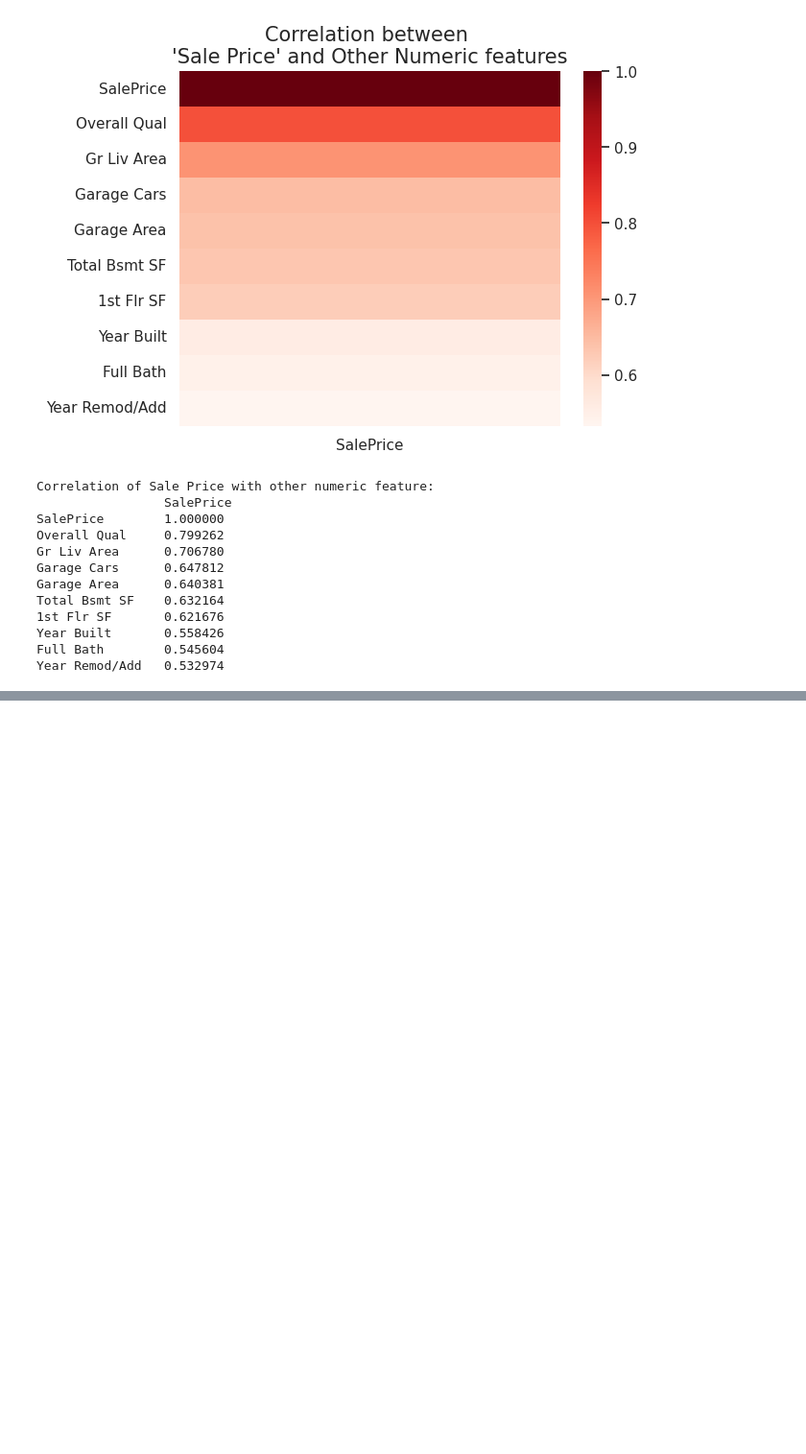
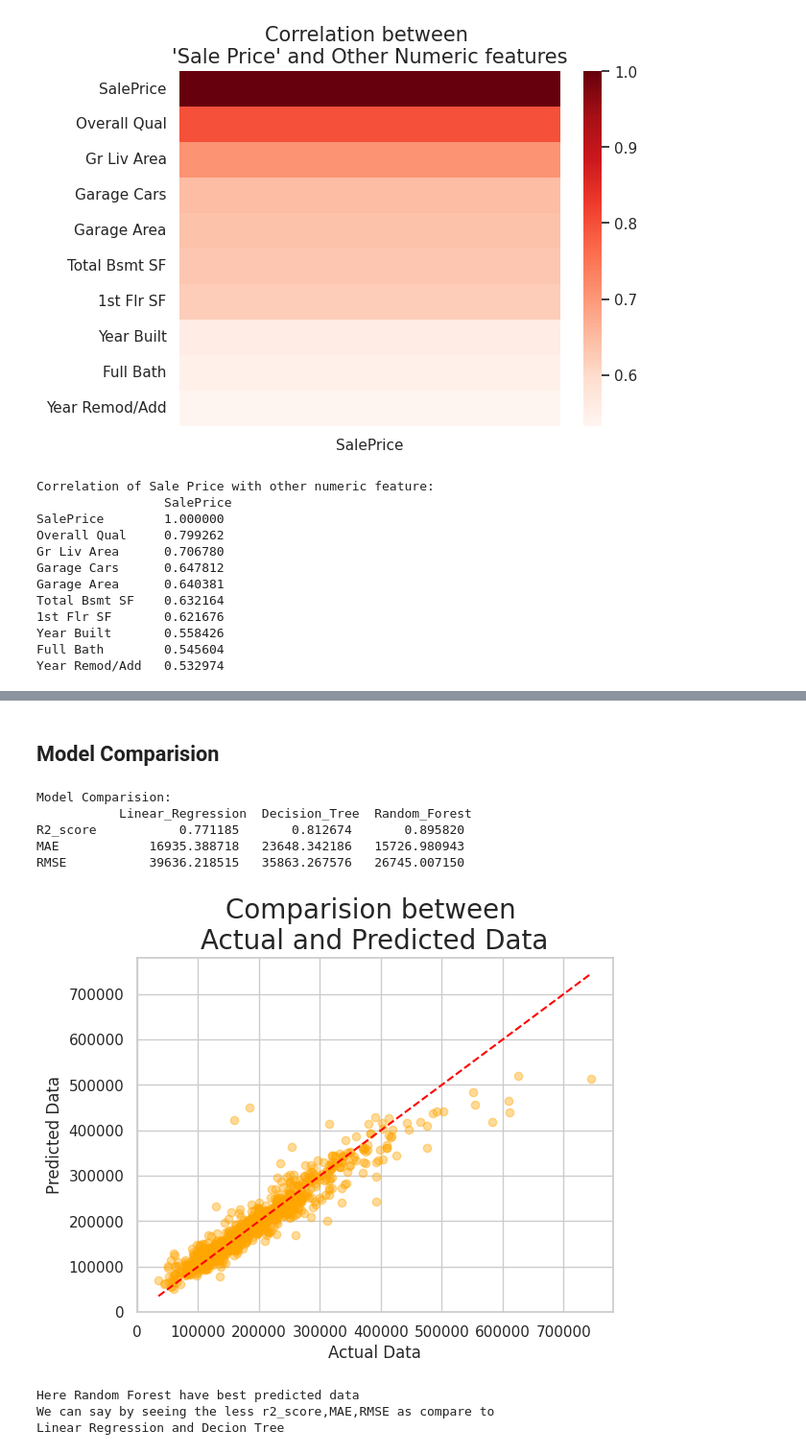
Before and after one commit to ArthJain123/House-Price-Prediction-using-Machine-Learning, a Jupyter notebook: House_Price_Prediction.ipynb, the cells around one changed output, grey strips where cells are left out. Shown at 96% size. Drawn from its saved outputs; the diff is of its cells as text; code cells hidden in the pictures; blank space fills up the shorter version.

Commit message:
Build end-to-end House Price Prediction ML project

```diff
--- a/House_Price_Prediction.ipynb
+++ b/House_Price_Prediction.ipynb
@@ -6,7 +12,7 @@ import seaborn as sns
 # %% [markdown]
 ## Data Analysis
 # %%
-data = pd.read_csv("data/Ames_Housing_Project.csv")
+data = pd.read_csv("//content/Ames_Housing_Project.csv")
 
 # ============================== Data Analysis ================================
 
@@ -391,0 +500,19 @@ Year Remod/Add   0.532974
+# %%
+# =================================== RandomForestRegressor ===============================
+
+forest_model = RandomForestRegressor(n_estimators = 200,random_state = 42)
+
+forest_model.fit(X_train,y_train)
+
+forest_pred_data = forest_model.predict(X_test)
+print("Random Forest Predicted Data: \n",forest_pred_data)
+
+forest_r2_score = r2_score(y_test,forest_pred_data)
+forest_MAE = mean_absolute_error(y_test,forest_pred_data)
+forest_RMSE = root_mean_squared_error(y_test,forest_pred_data)
+
+forest_report = pd.Series(dict(R2_score = forest_r2_score,
+                               MAE = forest_MAE,
+                               RMSE = forest_RMSE),name = "Random_Forest")
+
+forest_report
@@ -391,0 +527,34 @@ Year Remod/Add   0.532974
+# %% [markdown]
+## Model Comparision
+# %%
+# ========================================== Model Comparision ====================================
+
+model_report = pd.DataFrame(dict(Linear_Regression = lin_report,
+                              Decision_Tree = tree_report,
+                              Random_Forest = forest_report))
+print("Model Comparision: \n",model_report,"\n")
+
+plt.title("Comparision between \nActual and Predicted Data",fontsize = 20)
+
+plt.xlabel("Actual Data")
+plt.ylabel("Predicted Data")
+
+plt.scatter(y_test,forest_pred_data,color = "orange",alpha = 0.4)
+plt.plot([y_test.min(), y_test.max()],[y_test.min(), y_test.max()],color="red",linestyle="--")
+
+plt.show()
+
+print("""
+Here Random Forest have best predicted data
+We can say by seeing the 'High r2_score,Less MAE & RMSE' as compare to
+Linear Regression and Decion Tree""")
+# %% [output]
+Model Comparision:
+           Linear_Regression  Decision_Tree  Random_Forest
+R2_score           0.771185       0.812674       0.895820
+MAE            16935.388718   23648.342186   15726.980943
+RMSE           39636.218515   35863.267576   26745.007150
+[figure, added]
+Here Random Forest have best predicted data
+We can say by seeing the less r2_score,MAE,RMSE as compare to
+Linear Regression and Decion Tree
```
Also changed, not shown: parts of 13 cells of this notebook.
